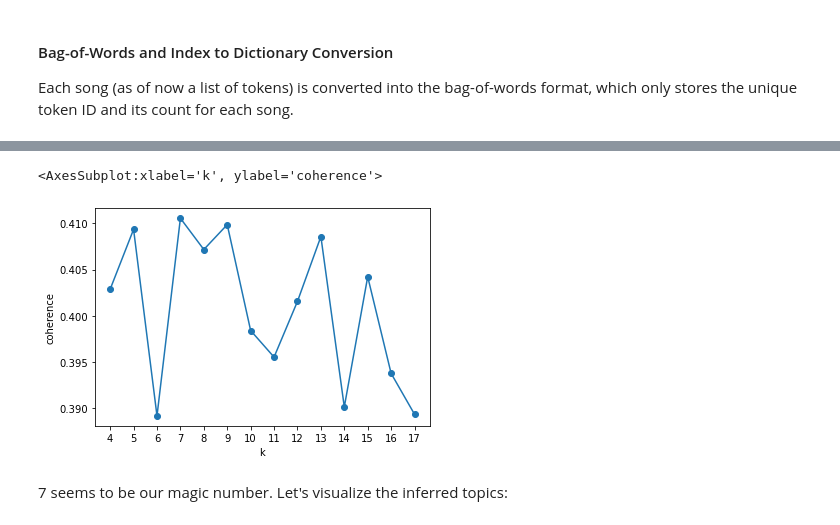
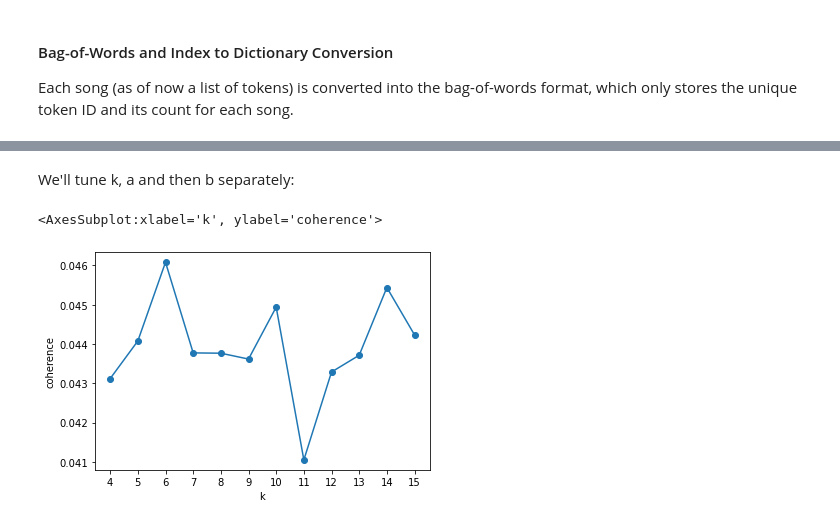
Before and after one commit to liorBlum/ds-project, a Jupyter notebook: EDA.ipynb, the cells around one changed output, grey strips where cells are left out. Saved outputs shown, nothing was run; the diff lists cells and outputs as text; code cells hidden in the pictures.

Commit message:
finished project proposal,add optimal topic model

```diff
--- a/EDA.ipynb
+++ b/EDA.ipynb
@@ -465,15 +465,13 @@ We will create multiple LDA models for our data, with multiple k values, compute
 from gensim.models import LdaMulticore
 from gensim.models.coherencemodel import CoherenceModel
 
-# lda_model_for_k = {}
-def get_coherence_for_k(k):
-    # generate LDA model for the tested parameter value and compute coherence for it
-    # model = LdaMulticore(corpus=gensim_corpus, num_topics=k, id2word=dictionary,
-    #     alpha=a, eta=b, passes=10, iterations=400, chunksize=1000)
-    model = LdaMulticore(corpus=gensim_corpus, num_topics=k, id2word=dictionary,
-        passes=10, iterations=400, chunksize=1000)
-    lda_model_for_k[k] = model
-    coherencemodel = CoherenceModel(model=model, texts=all_lyrics_tokenized, dictionary=dictionary, coherence='c_v')
-    coherence = coherencemodel.get_coherence()
-    print(f'LDA model with k={k} created with coherence={coherence}')
+def build_lda_model(k, a='symmetric', b='symmetric'):
+    # Generate an LDA model for the tested parameters values
+    return LdaMulticore(corpus=gensim_corpus, num_topics=k, id2word=dictionary, alpha=a, eta=b,
+        passes=10, iterations=400, chunksize=1000, random_state=28)
+
+def get_coherence(model, measure='c_npmi'):
+    # Calculate topics coherence for the given model
+    coherencemodel = CoherenceModel(model=model, texts=all_lyrics_tokenized, dictionary=dictionary,
+        window_size=100, coherence=measure)
     return coherencemodel.get_coherence()
@@ -498,18 +486,22 @@ dtype: float64
+# %% [markdown]
+We'll tune k, a and then b separately:
 # %%
-# import plotly.express as px
 import pandas as pd
 
+lda_model_for_k = {}
 coherences = pd.Series(dtype='float64')
 
-k_test_range = range(4, 18)
+k_test_range = range(4, 16)
 for i in k_test_range:
+    if i not in lda_model_for_k.keys():
+        lda_model_for_k[i] = build_lda_model(i, a=0.4, b=0.1)
+        lda_model_for_k[i].save(f'./lda_models/a04b01/k{i}')
     if i not in coherences.keys():
-        coherences.at[i] = get_coherence_for_k(i)
+        coherences.at[i] = get_coherence(lda_model_for_k[i])
 
+optimal_k = coherences.idxmax()
+coherences.to_pickle('./lda_models/a04b01/coherences.pkl')
 coherences.plot(xticks=k_test_range, xlabel='k', ylabel='coherence', marker='o')
 # %% [output]
 <AxesSubplot:xlabel='k', ylabel='coherence'>
-[figure, old version]
+[figure, new version]
-# %% [markdown]
-7 seems to be our magic number.
-Let's visualize the inferred topics:
```
Also changed, not shown: parts of 13 cells of this notebook, 8 other files.
